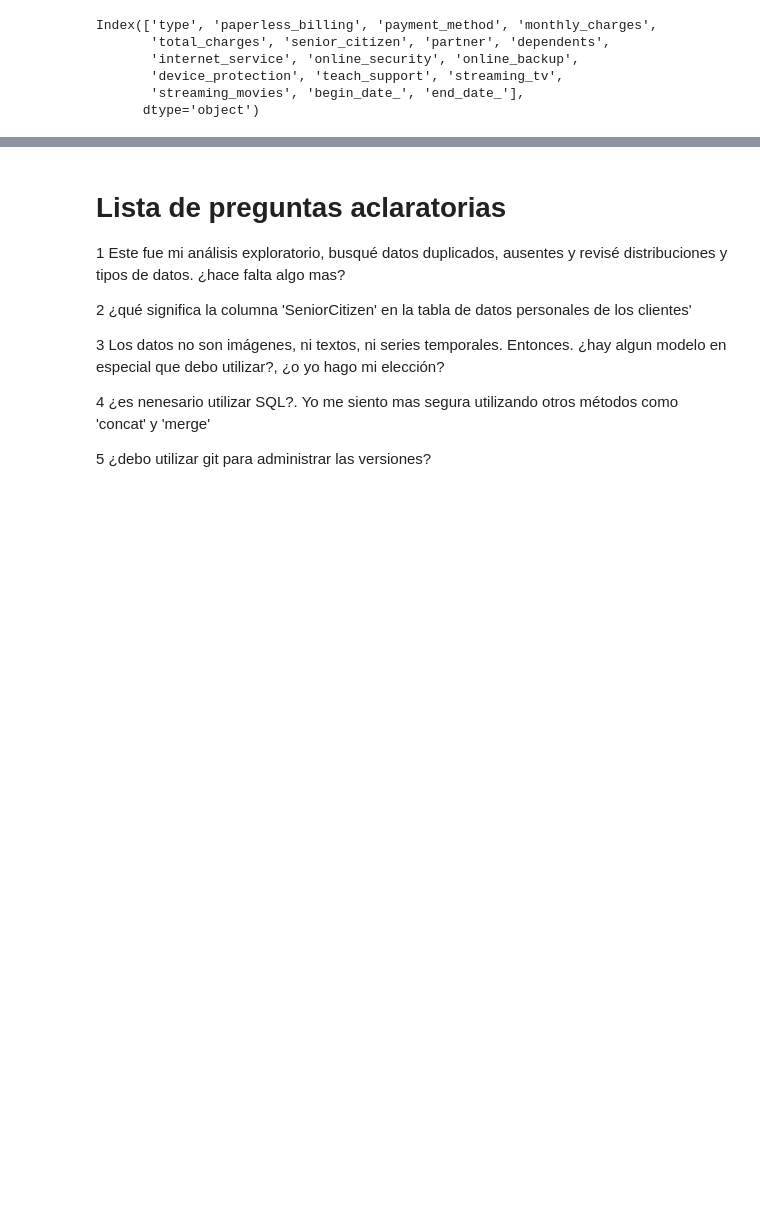
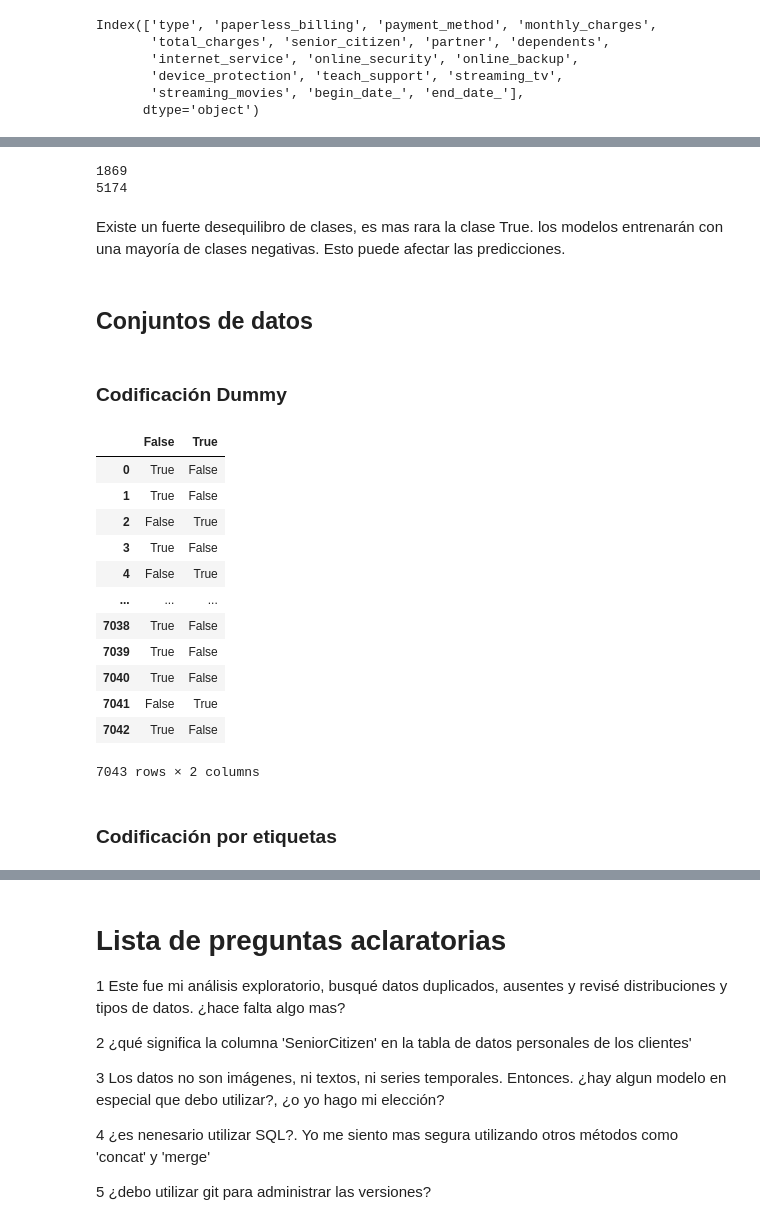
Before and after one commit to GeorginaTL/ProyectoFinalTT, a Jupyter notebook: proyecto_final_s17.ipynb, the cells around one changed output, grey strips where cells are left out. Cells and saved outputs as stored; diff of their text form; code cells hidden in the pictures; blank space fills up the shorter version.

Commit message:
modelado_conjuntos

```diff
--- a/proyecto_final_s17.ipynb
+++ b/proyecto_final_s17.ipynb
@@ -1485,0 +1495,28 @@ Index(['type', 'paperless_billing', 'payment_method', 'monthly_charges',
+# %%
+print(len(interconnect_data[interconnect_data['end_date_']==True]))
+print(len(interconnect_data[interconnect_data['end_date_']==False]))
+# %% [output]
+1869
+5174
+# %% [markdown]
+Existe un fuerte desequilibro de clases, es mas rara la clase True. los modelos entrenarán con una mayoría de clases negativas. Esto puede afectar las predicciones.
+# %% [markdown]
+## Conjuntos de datos
+# %% [markdown]
+### Codificación Dummy
+# %%
+pd.get_dummies(interconnect_data['end_date_'])
+# %% [output]
+|  | False | True |
+| 0 | True | False |
+| 1 | True | False |
+| 2 | False | True |
+| 3 | True | False |
+| 4 | False | True |
+| ... | ... | ... |
+| 7038 | True | False |
+| 7039 | True | False |
+| 7040 | True | False |
+| 7041 | False | True |
+| 7042 | True | False |
+7043 rows × 2 columns
@@ -1485,0 +1537,2 @@ Index(['type', 'paperless_billing', 'payment_method', 'monthly_charges',
+# %% [markdown]
+### Codificación por etiquetas
```
Also changed, not shown: parts of 22 cells of this notebook.
